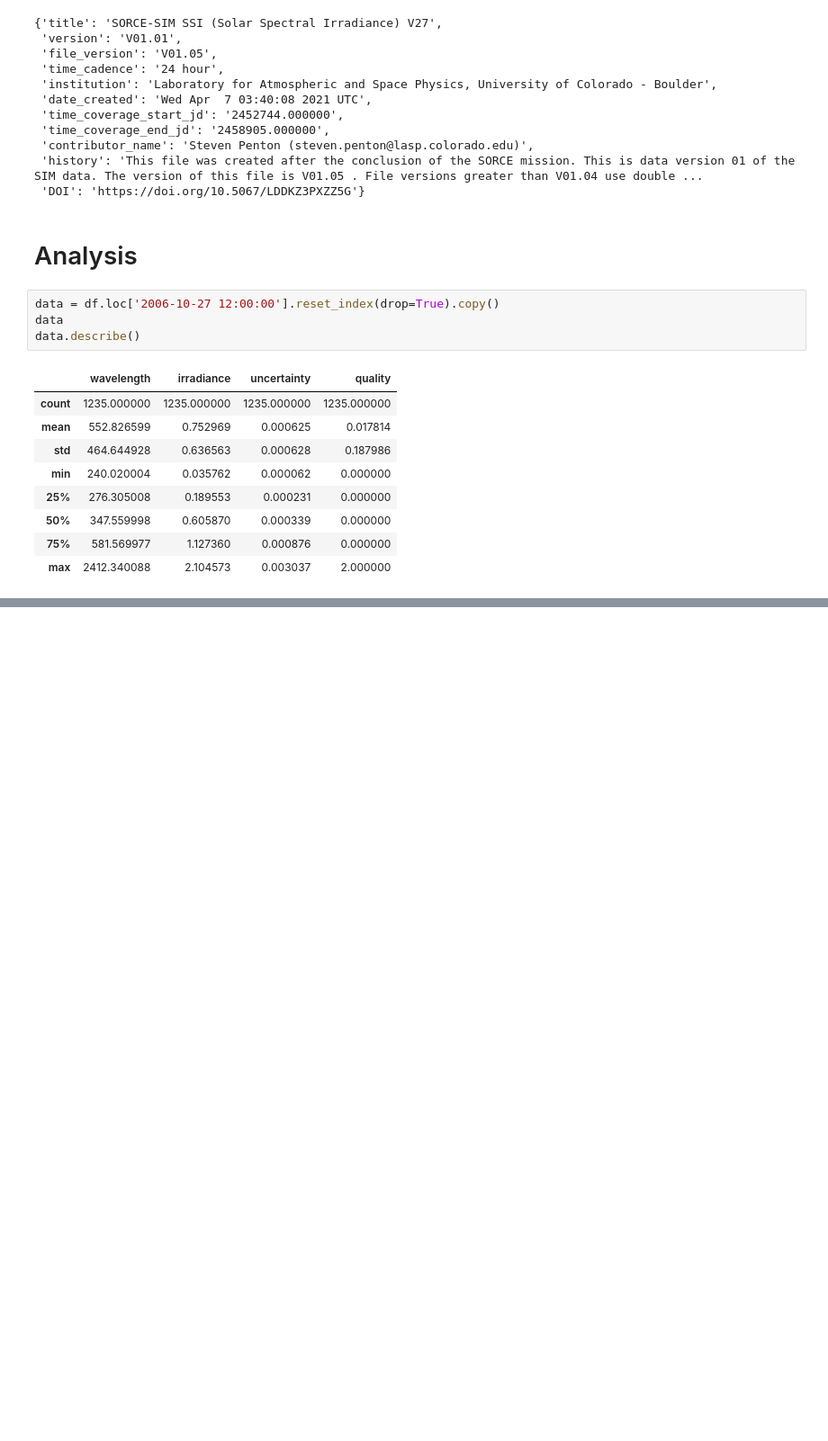
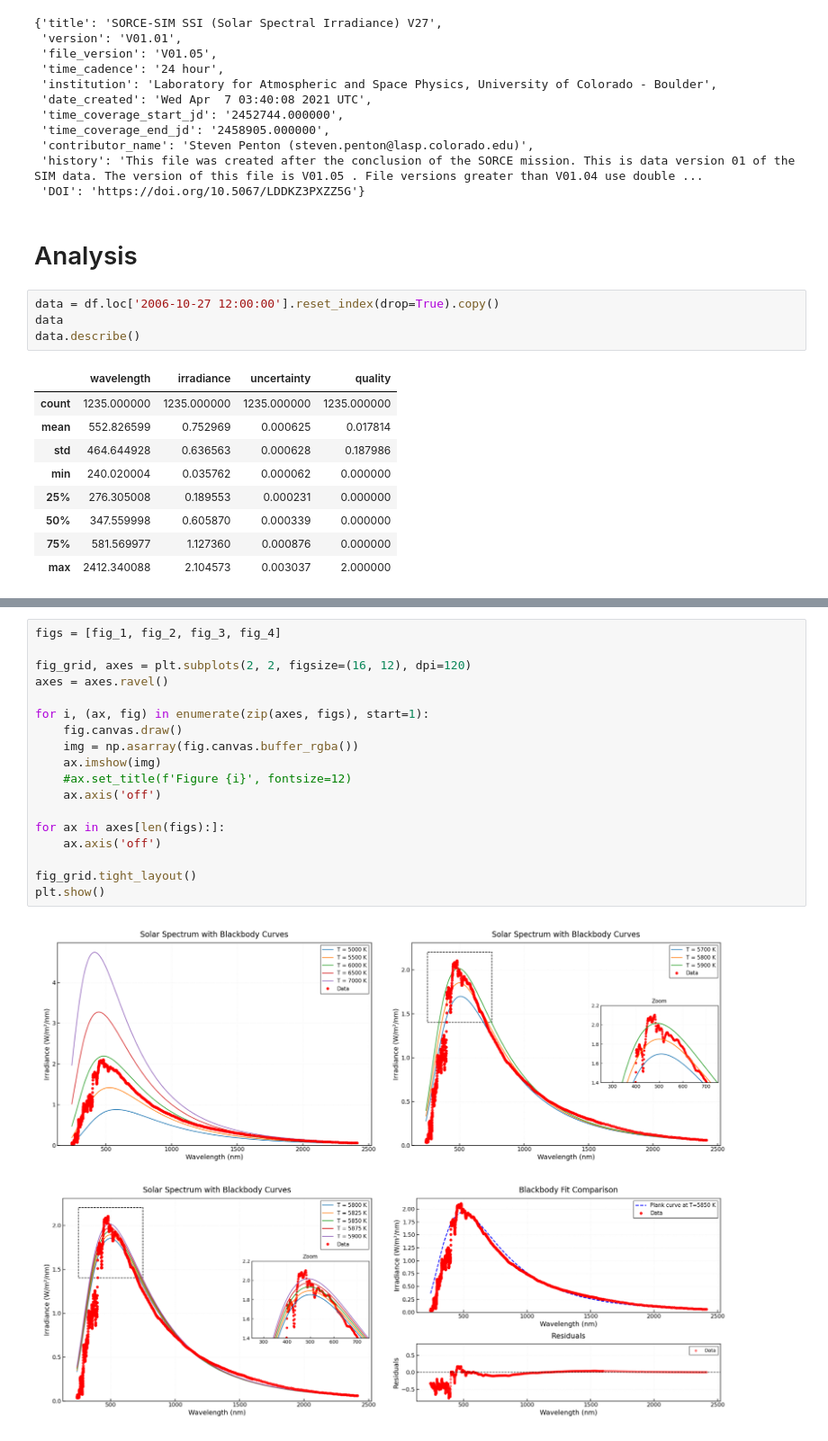
Before and after one commit to thomatrixting/Solar_espectrum_analisis, a Jupyter notebook: analysis.ipynb, the cells around one changed output, grey strips where cells are left out. Shown at 90% size. Drawn from its saved outputs; the diff is of its cells as text; blank space fills up the shorter version.

```diff
--- a/analysis.ipynb
+++ b/analysis.ipynb
@@ -392,0 +919,20 @@ R²:                    0.854846
+# %%
+figs = [fig_1, fig_2, fig_3, fig_4]
+
+fig_grid, axes = plt.subplots(2, 2, figsize=(16, 12), dpi=120)
+axes = axes.ravel()
+
+for i, (ax, fig) in enumerate(zip(axes, figs), start=1):
+    fig.canvas.draw()
+    img = np.asarray(fig.canvas.buffer_rgba())
+    ax.imshow(img)
+    #ax.set_title(f'Figure {i}', fontsize=12)
+    ax.axis('off')
+
+for ax in axes[len(figs):]:
+    ax.axis('off')
+
+fig_grid.tight_layout()
+plt.show()
+# %% [output]
+[figure, added]
```
Also changed, not shown: parts of 8 cells of this notebook, 1 other file.
